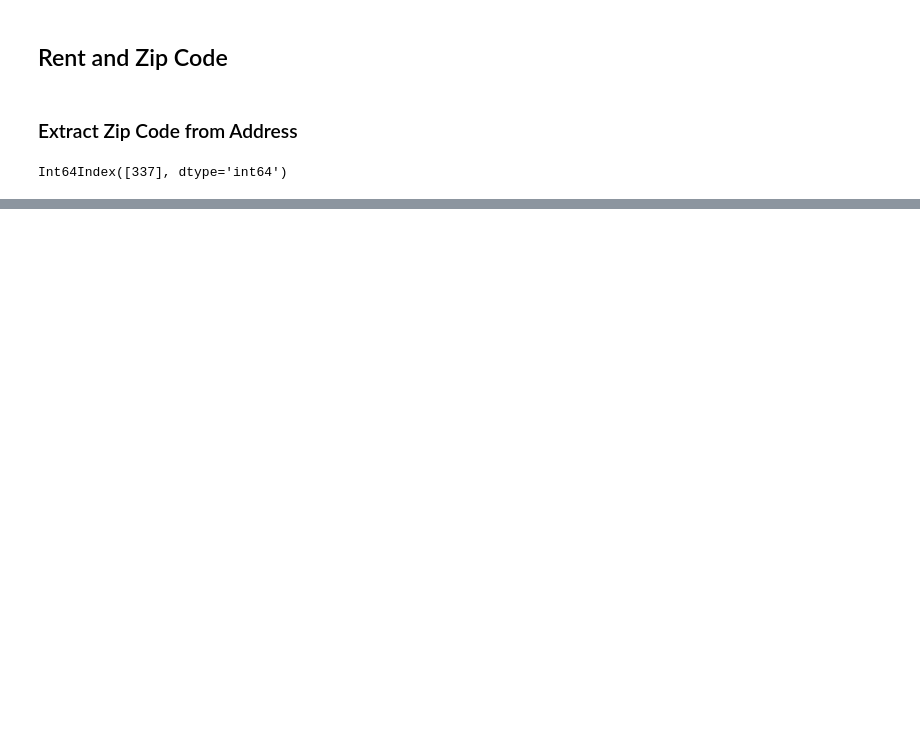
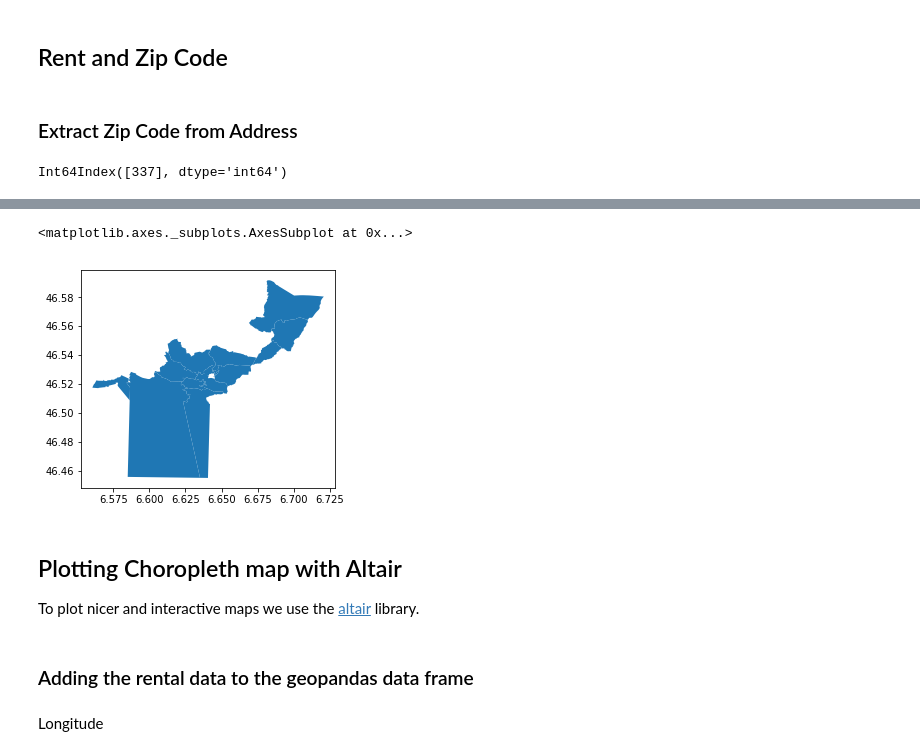
Before and after one commit to hamedrazavi/rental_analysis_switzerland_immoscout24, a Jupyter notebook: src/rental_analysis_lausanne.ipynb, the cells around one changed output, grey strips where cells are left out. Saved outputs shown, nothing was run; the diff lists cells and outputs as text; code cells hidden in the pictures; blank space fills up the shorter version.

```diff
--- a/src/rental_analysis_lausanne.ipynb
+++ b/src/rental_analysis_lausanne.ipynb
@@ -234,0 +246,2 @@ plt.tight_layout()
+# %%
+gdf = gpd.read_file('../data/PLZO_SHP_LV95/PLZO_PLZ.shp')
@@ -234,0 +261,2 @@ plt.tight_layout()
+# %%
+gdf= gdf.to_crs({'init': 'epsg:4326'})
@@ -234,0 +265,4 @@ plt.tight_layout()
+# %%
+lausanne = [1000, 1003, 1004, 1005, 1006, 1007, 1010, 1010, 1012, 1015, 1018]
+# %%
+gdf_laus = gdf[gdf['PLZ'].isin(lausanne)]
@@ -234,0 +275,10 @@ plt.tight_layout()
+# %%
+gdf_laus.plot()
+# %% [output]
+<matplotlib.axes._subplots.AxesSubplot at 0x...>
+[figure, added]
+# %% [markdown]
+## Plotting Choropleth map with Altair
+To plot nicer and interactive maps we use the [altair](https://github.com/hamedrazavi/altair_quick_tutorial) library.
+# %% [markdown]
+### Adding the rental data to the geopandas data frame
@@ -234,0 +287,2 @@ plt.tight_layout()
+# %% [markdown]
+Longitude
```
Also changed, not shown: parts of 38 cells of this notebook, 18 other files.
